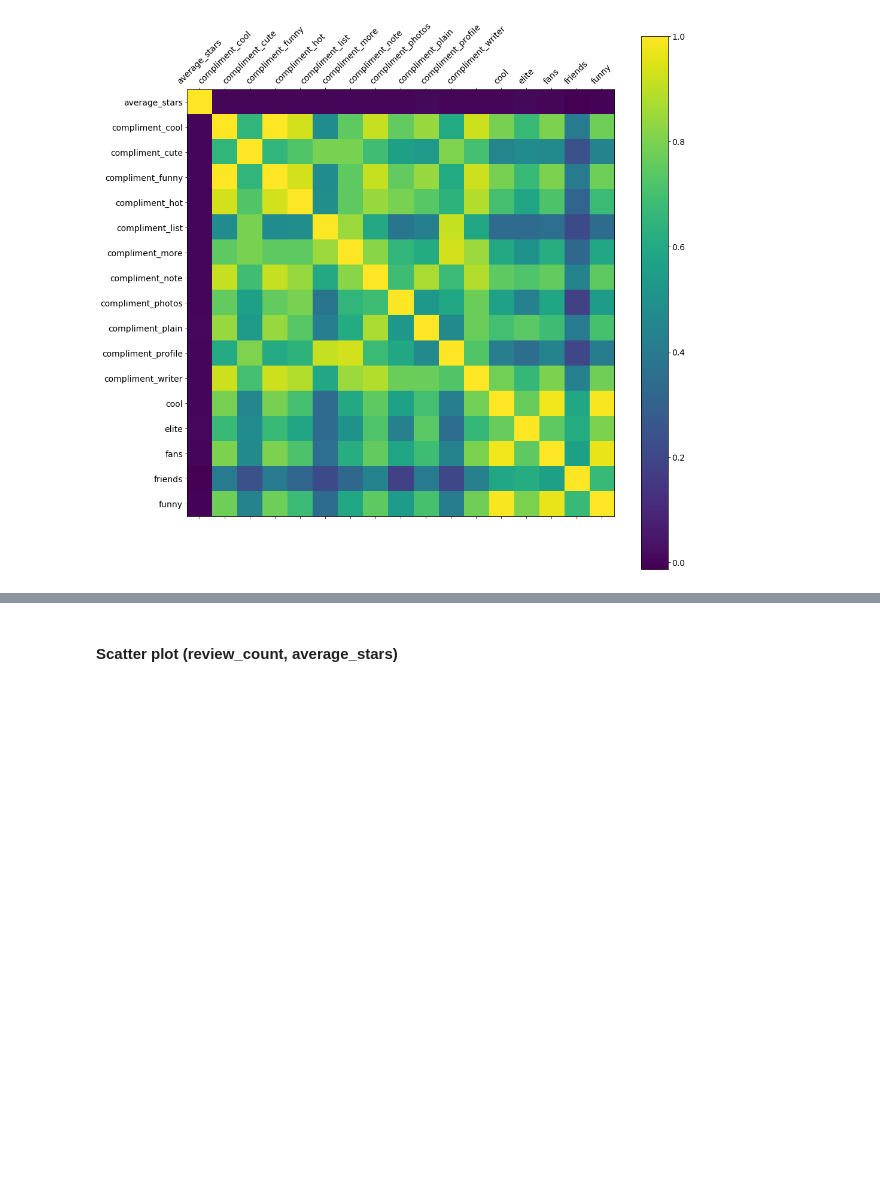
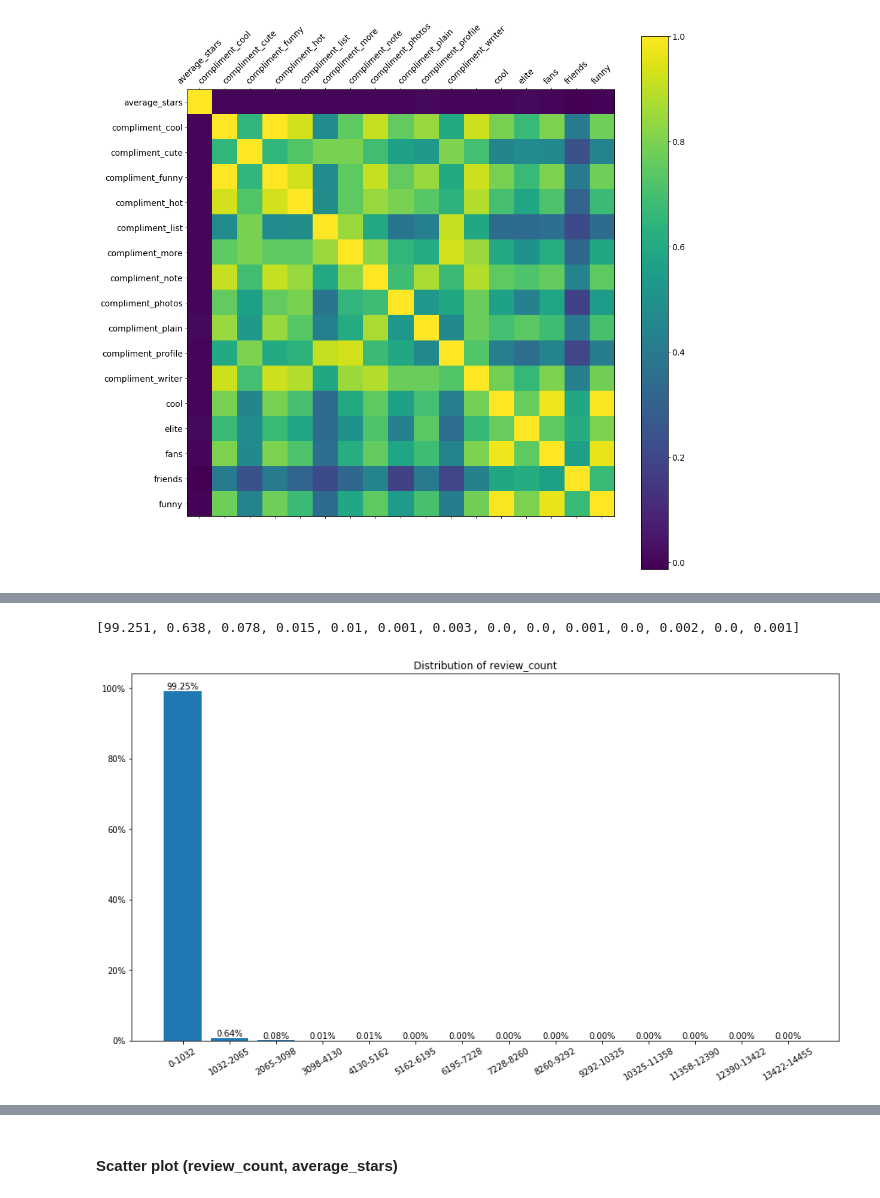
Before and after one commit to lorenzovngl/analysis-of-yelp-open-dataset, a Jupyter notebook: notebooks/user.ipynb, the cells around one changed output, grey strips where cells are left out. Saved outputs shown, nothing was run; the diff lists cells and outputs as text; code cells hidden in the pictures; blank space fills up the shorter version.

```diff
--- a/notebooks/user.ipynb
+++ b/notebooks/user.ipynb
@@ -91,0 +94,5 @@ plt.show()
+# %%
+distribution_chart('review_count', 14)
+# %% [output]
+[99.251, 0.638, 0.078, 0.015, 0.01, 0.001, 0.003, 0.0, 0.0, 0.001, 0.0, 0.002, 0.0, 0.001]
+[figure, added]
```
Also changed, not shown: parts of 7 cells of this notebook.
